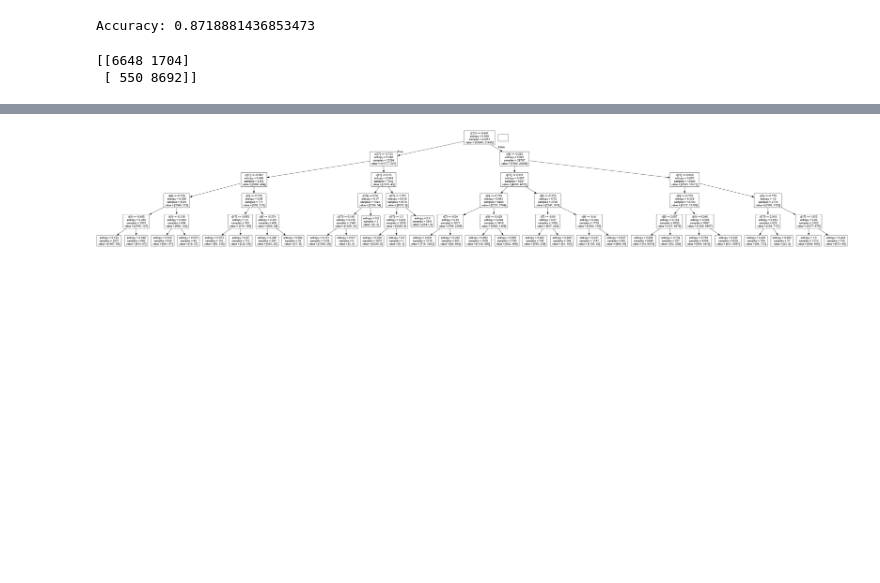
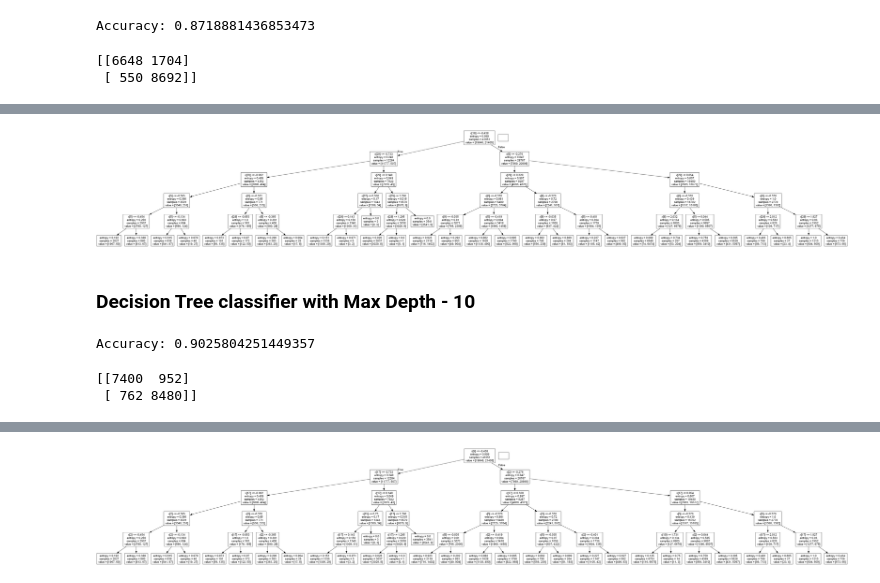
Before and after one commit to arvyz/phishing, a Jupyter notebook: phishing_research_std.ipynb, the cells around one changed output, grey strips where cells are left out. Cells and saved outputs as stored; diff of their text form; code cells hidden in the pictures; blank space fills up the shorter version.

Commit message:
Cleaned up Large and Standard Notebooks with proper normalizational and good confusion graphs

```diff
--- a/phishing_research_std.ipynb
+++ b/phishing_research_std.ipynb
@@ -171,10 +207,12 @@ std_x = StandardScaler().fit_transform(data_x)
 # %%
-from sklearn import datasets
+### using logistic regression.  RFE = 30 features
 from sklearn.feature_selection import RFE
 from sklearn.linear_model import LogisticRegression
 
 logreg = LogisticRegression()
-rfe = RFE(logreg,n_features_to_select=30)
-rfe = rfe.fit(std_x,data.phishing)
+rfe = RFE(estimator=logreg,n_features_to_select=30)
+X_train = rfe.fit_transform(X_train,y_train)
+print(X_train)
+X_test = rfe.transform(X_test)
 Selected_Features_Support = list(rfe.support_)
 Selected_Features_rank = list(rfe.ranking_)
@@ -232,5 +279,4 @@ Let's do a Test v. Train of 70% v 30%
 # %%
-X_train,X_test,y_train,y_test = train_test_split(X_std,y, test_size = 0.3, shuffle=True, random_state=24)
 logreg = LogisticRegression()
 logreg.fit(X_train, y_train)
 
@@ -339,7 +333,0 @@ y Shape: (58645,)
-# %%
-X_train,X_test,y_train,y_test = train_test_split(X_std,y, test_size = 0.3, shuffle=True, random_state=24)
-logreg = LogisticRegression()
-logreg.fit(X_train, y_train)
-
-## Calculating the accuracy
-print('Accuracy of logistic regression classifier on test set: {:2f}'.format(logreg.score(X_test,y_test)))
@@ -390,9 +336,12 @@ Accuracy = 88%
 # %%
 from sklearn.tree import DecisionTreeClassifier
 from sklearn import tree
-dt = DecisionTreeClassifier(criterion="entropy",min_samples_split=10, max_depth=5)
-dt.fit(X_train,y_train)
-print ('Accuracy:', dt.score(X_test, y_test))
+
+dt = DecisionTreeClassifier(criterion="entropy",
+                            min_samples_split=10,
+                            max_depth=5)
+dt.fit(X_train, y_train)
+print('Accuracy:', dt.score(X_test, y_test))
 # %% [output]
 Accuracy: 0.8718881436853473
 # %%
@@ -418,0 +369,36 @@ weighted avg       0.88      0.87      0.87     17594
+# %%
+import graphviz
+import pydotplus
+from IPython.display import Image
+import os
+
+# For Windows machines, temporarily adjust PATH if necessary to use graphviz
+os.environ['PATH'] = os.environ['PATH'] + r";C:\Program Files\Graphviz\bin"
+
+dot_data = tree.export_graphviz(dt, out_file=None)
+graph = pydotplus.graph_from_dot_data(dot_data)
+display(Image(graph.create_png()))
+# %% [output]
+[figure, added]
+# %% [markdown]
+### Decision Tree classifier with Max Depth - 10
+# %%
+from sklearn.tree import DecisionTreeClassifier
+from sklearn import tree
+
+dt = DecisionTreeClassifier(criterion="entropy",
+                            min_samples_split=10,
+                            max_depth=10)
+dt.fit(X_train, y_train)
+print('Accuracy:', dt.score(X_test, y_test))
+# %% [output]
+Accuracy: 0.9025804251449357
+# %%
+from sklearn.metrics import confusion_matrix
+
+y_pred = dt.predict(X_test)
+confusion_matrix = confusion_matrix(y_test, y_pred)
+print(confusion_matrix)
+# %% [output]
+[[7400  952]
+ [ 762 8480]]
```
Also changed, not shown: parts of 61 cells of this notebook, 4 other files.
